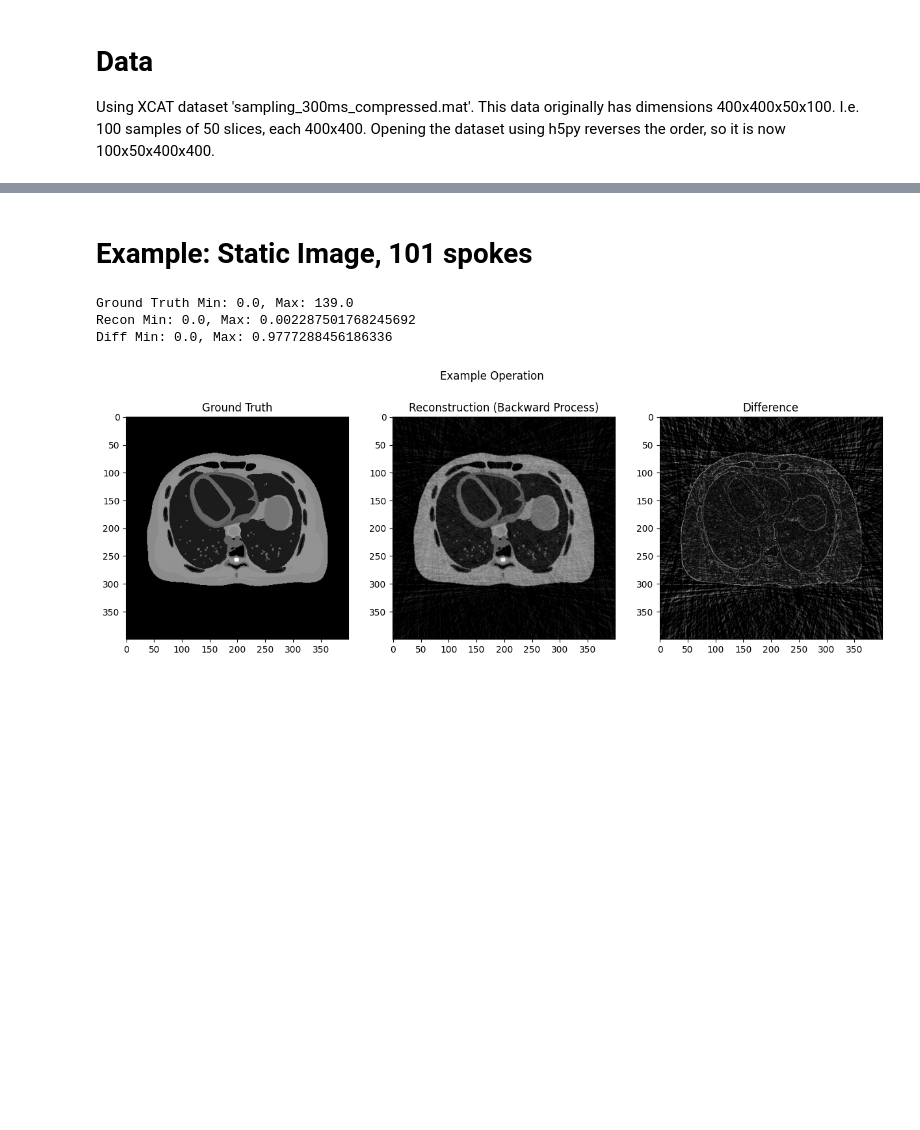
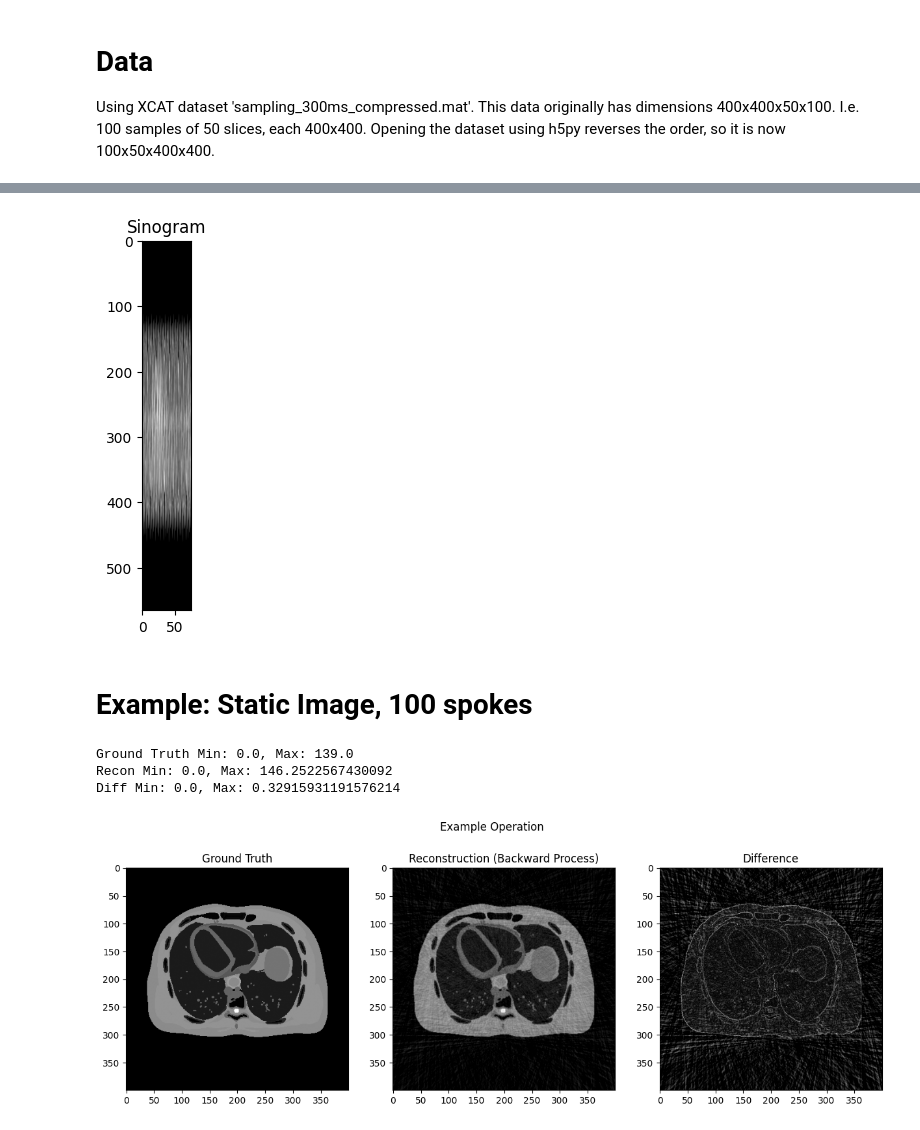
Before and after one commit to cmjw/MRI-Breathing-Artifacts, a Jupyter notebook: xcat_breathing_recon.ipynb, the cells around one changed output, grey strips where cells are left out. Saved outputs shown, nothing was run; the diff lists cells and outputs as text; code cells hidden in the pictures; blank space fills up the shorter version.

```diff
--- a/xcat_breathing_recon.ipynb
+++ b/xcat_breathing_recon.ipynb
@@ -71,16 +75,17 @@ Parameters:
 # Constants
 GOLDEN_ANGLE = 111.246;
 sample_rate = 0.3; # 300 ms
-frames = 50; # frames to simulate
+frames = 10; # frames to simulate
+slice_idx = 10;
 
 # TODO look at graphs in MATLAB to determine one breathing cycle start/end
 # this is currently taking all 100 frames of around 2.5 breaths as one.
 # change to extract frames from one breath and update frames (changing fs as well to be more realistic)
 
-tr = 0.004; # time to acquire 1 spoke [s]
+tr = 0.04; # time to acquire 1 spoke [s] - change back to 0.004 s!
 breaths = 1;
 cycle_time = frames * sample_rate;
-spokes = (breaths * cycle_time) / tr;
+spokes = int(np.floor((breaths * cycle_time) / tr));
 
 print(f"Running simulation with {frames} frames at fs={sample_rate}, TR={tr}, {breaths} breaths at {cycle_time}s each: {spokes} spokes.");
 
@@ -91,0 +101,13 @@ Running simulation with 50 frames at fs=0.3, TR=0.004, 1 breaths at 15.0s each:
+# %%
+# Forward process
+
+sinogram = np.zeros((566, spokes));
+print(sinogram)
+
+for i in range(spokes):
+    t = i * tr; # absolute time of this projection
+    idx = int(np.floor(t/sample_rate));
+    print(f"idx={idx}");
+    p = data[idx, slice_idx, :, :]; # NxN phantom at slice, idx
+    sino = radon(p, theta=[angles[i]], circle=False);
+    sinogram[:, i] = sino[:, 0];
@@ -92,16 +132,28 @@ Running simulation with 50 frames at fs=0.3, TR=0.004, 1 breaths at 15.0s each:
+# %%
+plot = plt.figure();
+plot = plt.imshow(sinogram, cmap='grey');
+plt.title("Sinogram");
+plt.savefig('fig/sinogram.png');
+plt.show(plot)
+# %% [output]
+[figure, added]
 # %% [markdown]
-# Example: Static Image, 101 spokes
+# Example: Static Image, 100 spokes
 # %%
 # Example
+GOLDEN_ANGLE = 111.246;
 ex_gt = data[0, 10, :, :];
 ex_gt = np.rot90(ex_gt, k=-1, axes=(0,1));
 ex_gt = ex_gt.astype(float)
 
+angles = np.arange(100) * GOLDEN_ANGLE;
+angles = np.mod(angles, 180.0);
+
 # forward process
-ex_sinogram = radon(ex_gt, theta=angles[0:100], circle=False);
+ex_sinogram = radon(ex_gt, theta=angles, circle=False);
 
 # backward process
-ex_reconstructed = iradon(ex_sinogram, theta=angles[0:100], filter_name='ramp', circle=False);
+ex_reconstructed = iradon(ex_sinogram, theta=angles, filter_name='ramp', circle=False);
 
 # clip negative values
 ex_reconstructed = np.clip(ex_reconstructed, 0, None);
@@ -112,14 +164,14 @@ ex_reconstructed_norm = ex_reconstructed / np.max(ex_reconstructed);
 
 # calculate difference
 diff = np.abs(ex_gt_norm - ex_reconstructed_norm);
+
+print(f"Ground Truth Min: {np.min(ex_gt)}, Max: {np.max(ex_gt)}")
+print(f"Recon Min: {np.min(ex_reconstructed)}, Max: {np.max(ex_reconstructed)}")
+print(f"Diff Min: {np.min(diff)}, Max: {np.max(diff)}")
+# %% [output]
+Ground Truth Min: 0.0, Max: 139.0
+Recon Min: 0.0, Max: 146.2522567430092
+Diff Min: 0.0, Max: 0.32915931191576214
-# %%
-print(f"Ground Truth Min: {np.min(ex_gt)}, Max: {np.max(ex_gt)}")
-print(f"Recon Min: {np.min(ex_reconstructed)}, Max: {np.max(ex_reconstructed)}")
-print(f"Diff Min: {np.min(diff)}, Max: {np.max(diff)}")
-# %% [output]
-Ground Truth Min: 0.0, Max: 139.0
-Recon Min: 0.0, Max: 0.002287501768245692
-Diff Min: 0.0, Max: 0.9777288456186336
 # %%
 fig, (ax1, ax2, ax3) = plt.subplots(1, 3, figsize=(15, 5));
 fig.suptitle('Example Operation');
```
Also changed, not shown: parts of 6 cells of this notebook.
